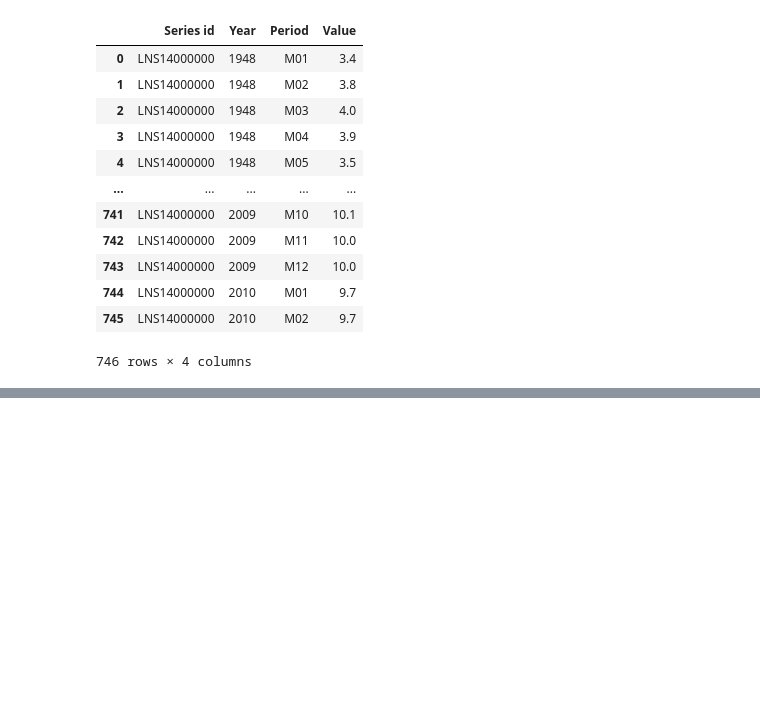
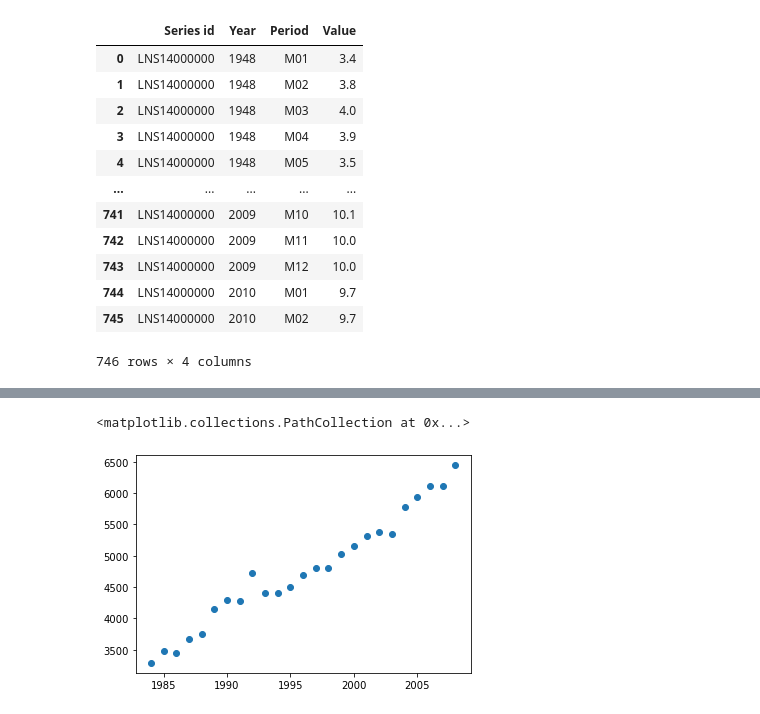
Before and after one commit to samantoz/dsc640-data_presentation, a Jupyter notebook: notebook/ex3.2.ipynb, the cells around one changed output, grey strips where cells are left out. Drawn from its saved outputs; the diff is of its cells as text; code cells hidden in the pictures; blank space fills up the shorter version.

```diff
--- a/notebook/ex3.2.ipynb
+++ b/notebook/ex3.2.ipynb
@@ -44,0 +63,5 @@ df_unemp
+# %%
+plt.scatter(food_expense['year'],food_expense['expenditure'])
+# %% [output]
+<matplotlib.collections.PathCollection at 0x...>
+[figure, added]
```
Also changed, not shown: parts of 6 cells of this notebook.
